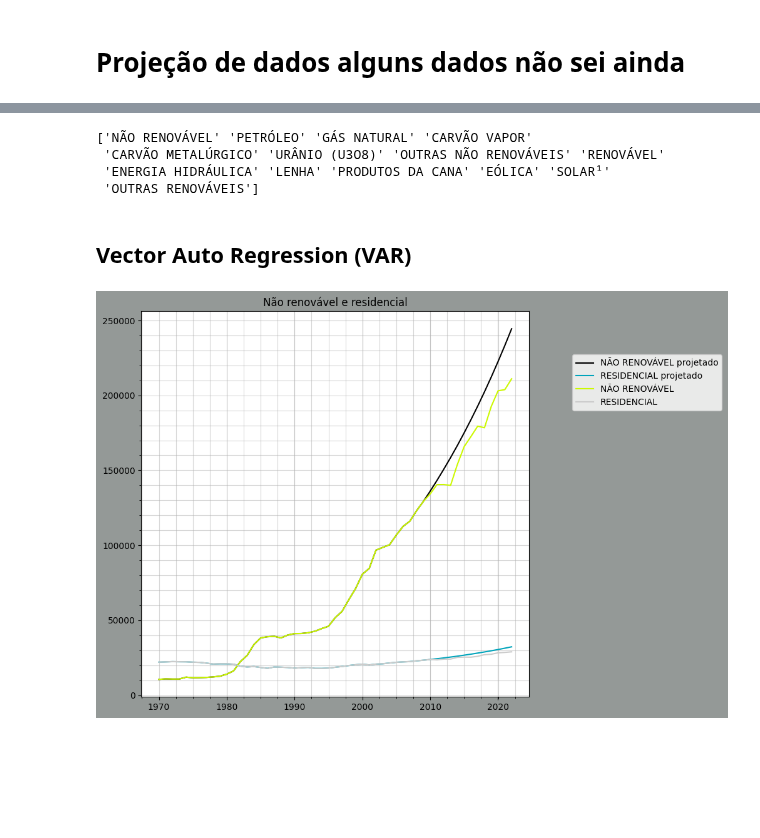
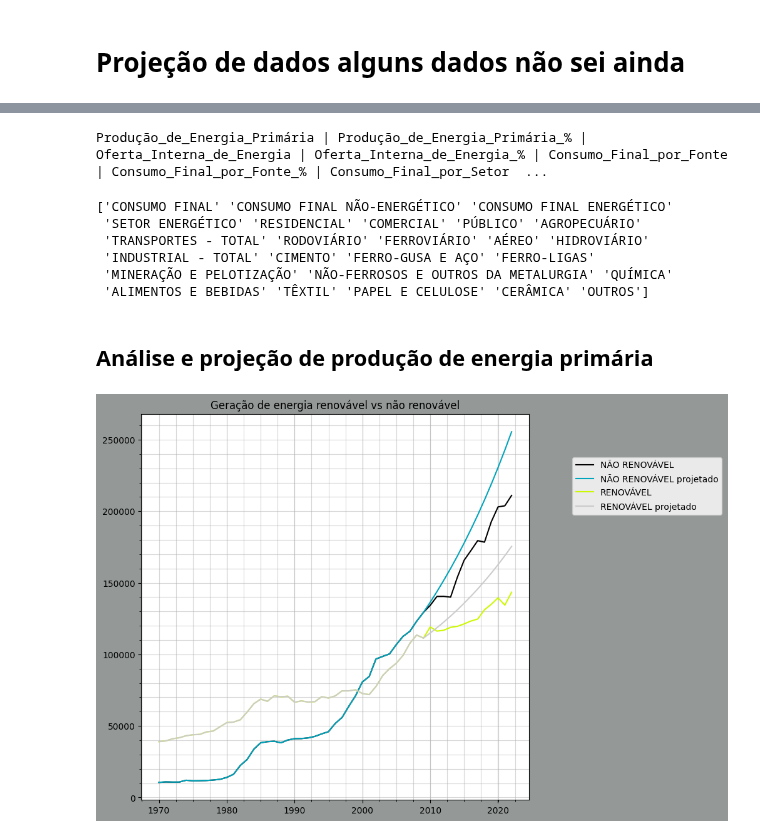
Before and after one commit to scrrpfv/projeto-ip, a Jupyter notebook: Analises/projecao.ipynb, the cells around one changed output, grey strips where cells are left out. Drawn from its saved outputs; the diff is of its cells as text; code cells hidden in the pictures; blank space fills up the shorter version.

```diff
--- a/Analises/projecao.ipynb
+++ b/Analises/projecao.ipynb
@@ -23,16 +25,24 @@ def errordiff(result_a, result_b):
 %run ../Limpezas/limpeza_análise_energética.ipynb
 # %%
 df = MultiData(dict_analise_energetica)
+# %%
+print(df)
+# %% [output]
+Produção_de_Energia_Primária | Produção_de_Energia_Primária_% | Oferta_Interna_de_Energia | Oferta_Interna_de_Energia_% | Consumo_Final_por_Fonte | Consumo_Final_por_Fonte_% | Consumo_Final_por_Setor  ...
 # %%
-print(df[0].columns.values)
+print(df[6].columns.values)
 # %% [output]
-['NÃO RENOVÁVEL' 'PETRÓLEO' 'GÁS NATURAL' 'CARVÃO VAPOR'
- 'CARVÃO METALÚRGICO' 'URÂNIO (U3O8)' 'OUTRAS NÃO RENOVÁVEIS' 'RENOVÁVEL'
- 'ENERGIA HIDRÁULICA' 'LENHA' 'PRODUTOS DA CANA' 'EÓLICA' 'SOLAR¹'
- 'OUTRAS RENOVÁVEIS']
+['CONSUMO FINAL' 'CONSUMO FINAL NÃO-ENERGÉTICO' 'CONSUMO FINAL ENERGÉTICO'
+ 'SETOR ENERGÉTICO' 'RESIDENCIAL' 'COMERCIAL' 'PÚBLICO' 'AGROPECUÁRIO'
+ 'TRANSPORTES - TOTAL' 'RODOVIÁRIO' 'FERROVIÁRIO' 'AÉREO' 'HIDROVIÁRIO'
+ 'INDUSTRIAL - TOTAL' 'CIMENTO' 'FERRO-GUSA E AÇO' 'FERRO-LIGAS'
+ 'MINERAÇÃO E PELOTIZAÇÃO' 'NÃO-FERROSOS E OUTROS DA METALURGIA' 'QUÍMICA'
+ 'ALIMENTOS E BEBIDAS' 'TÊXTIL' 'PAPEL E CELULOSE' 'CERÂMICA' 'OUTROS']
-# %% [markdown]
-## Vector Auto Regression (VAR)
+# %% [markdown]
+## Análise e projeção de produção de energia primária
 # %%
-resultado1 = df.projection_var(40, [(0, 'NÃO RENOVÁVEL'), ('Consumo_Final_por_Setor', 'RESIDENCIAL')], 'Não renovável e residencial')
+proj1 = df.projection_var(40, [(0, 'NÃO RENOVÁVEL'),
+                               (0, 'RENOVÁVEL')],
+                               'Geração de energia renovável vs não renovável')
 # %% [output]
-[figure, old version]
+[figure, new version]
```
Also changed, not shown: parts of 30 cells of this notebook, 2 other files.
